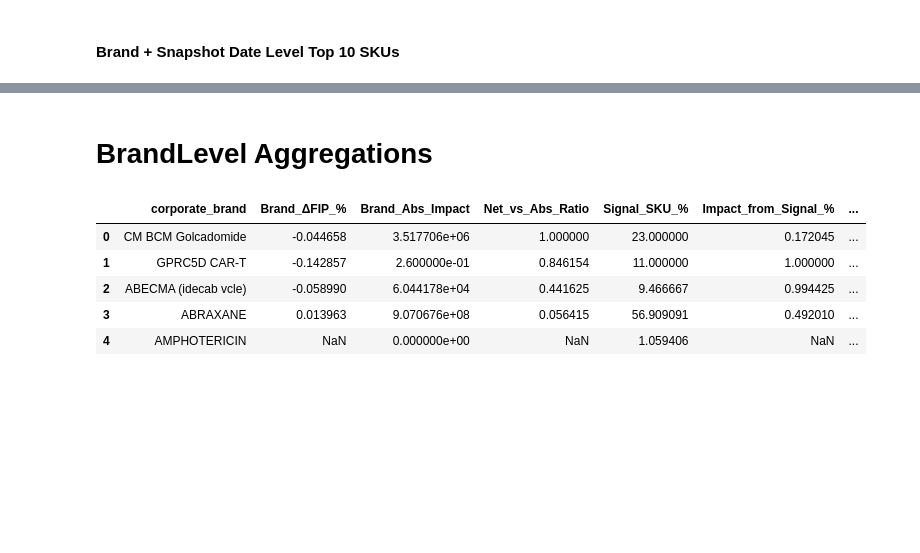
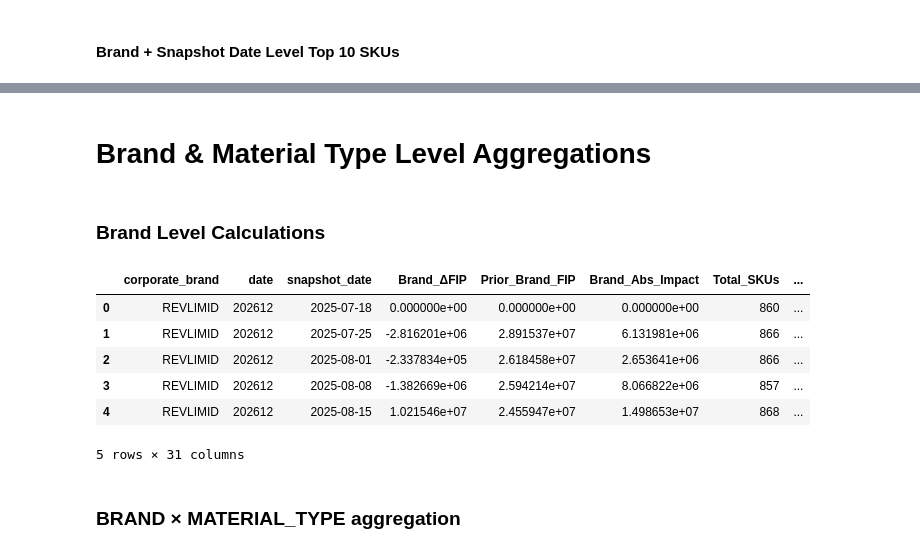
Before and after one commit to yogeshpedi/FIP_RCA, a Jupyter notebook: notebooks/FIP_RCA_BrandLevelAgg.ipynb, the cells around one changed output, grey strips where cells are left out. Cells and saved outputs as stored; diff of their text form; code cells hidden in the pictures; blank space fills up the shorter version.

```diff
--- a/notebooks/FIP_RCA_BrandLevelAgg.ipynb
+++ b/notebooks/FIP_RCA_BrandLevelAgg.ipynb
@@ -1241,3 +1255,3 @@ final_rca_frame.head()
 # %% [markdown]
-# BrandLevel Aggregations
+# Brand & Material Type Level Aggregations
 # %%
@@ -1364 +1291,3 @@ brand_metrics_df["Ownership_Clarity_Index"] = (
+# %% [markdown]
+### Brand Level Calculations
 # %%
@@ -1381,9 +1320,62 @@ brand_level_table = brand_metrics_df[[
 # %%
-brand_level_table.head()
+# Derived BRAND metrics
+
+brand_df["Brand_ΔFIP_%"] = (
+    brand_df["Brand_ΔFIP"] / brand_df["Prior_Brand_FIP"]
+)
+
+brand_df["Net_vs_Abs_Ratio"] = (
+    brand_df["Brand_ΔFIP"].abs() / brand_df["Brand_Abs_Impact"]
+)
+
+brand_df["Signal_SKU_%"] = (
+    brand_df["Signal_SKUs"] / brand_df["Total_SKUs"]
+)
+
+brand_df["Impact_from_Signal_%"] = (
+    brand_df["Signal_Impact"] / brand_df["Brand_ΔFIP"].abs()
+)
+
+brand_df["Qty_Impact_%"] = (
+    brand_df["Qty_Impact"] / brand_df["Brand_ΔFIP"]
+)
+
+brand_df["Cost_Impact_%"] = (
+    brand_df["Cost_Impact"] / brand_df["Brand_ΔFIP"]
+)
+
+brand_df["Weighted_Dominance"] = (
+    brand_df["Weighted_Dom_Num"] / brand_df["Weighted_Dom_Den"]
+)
+
+brand_df["Driver_Conflict_%"] = (
+    brand_df["Driver_Conflict_Count"] / brand_df["Signal_SKUs"]
+)
+
+brand_df["Structural_Shift_Index"] = (
+    brand_df["Structural_CP_Count"] / brand_df["Signal_SKUs"]
+)
-# %% [output]
-|  | corporate_brand | Brand_ΔFIP_% | Brand_Abs_Impact | Net_vs_Abs_Ratio | Signal_SKU_% | Impact_from_Signal_% | ... |
-| 0 | CM BCM Golcadomide | -0.044658 | 3.517706e+06 | 1.000000 | 23.000000 | 0.172045 | ... |
-| 1 | GPRC5D CAR-T | -0.142857 | 2.600000e-01 | 0.846154 | 11.000000 | 1.000000 | ... |
-| 2 | ABECMA (idecab vcle) | -0.058990 | 6.044178e+04 | 0.441625 | 9.466667 | 0.994425 | ... |
-| 3 | ABRAXANE | 0.013963 | 9.070676e+08 | 0.056415 | 56.909091 | 0.492010 | ... |
-| 4 | AMPHOTERICIN | NaN | 0.000000e+00 | NaN | 1.059406 | NaN | ... |
+# %%
+brand_df["Top_5_SKU_%"] = np.nan
+brand_df["Plant_Concentration_%"] = np.nan
+
+brand_df["Actionability_Index"] = np.nan
+brand_df["Ownership_Clarity_Index"] = (
+    (brand_df["Qty_Impact_%"] - brand_df["Cost_Impact_%"]).abs()
+)
+
+brand_df["Explainability_Score"] = np.nan
+
+brand_df["level"] = "BRAND"
+# %%
+brand_df.head()
+# %% [output]
+|  | corporate_brand | date | snapshot_date | Brand_ΔFIP | Prior_Brand_FIP | Brand_Abs_Impact | Total_SKUs | ... |
+| 0 | REVLIMID | 202612 | 2025-07-18 | 0.000000e+00 | 0.000000e+00 | 0.000000e+00 | 860 | ... |
+| 1 | REVLIMID | 202612 | 2025-07-25 | -2.816201e+06 | 2.891537e+07 | 6.131981e+06 | 866 | ... |
+| 2 | REVLIMID | 202612 | 2025-08-01 | -2.337834e+05 | 2.618458e+07 | 2.653641e+06 | 866 | ... |
+| 3 | REVLIMID | 202612 | 2025-08-08 | -1.382669e+06 | 2.594214e+07 | 8.066822e+06 | 857 | ... |
+| 4 | REVLIMID | 202612 | 2025-08-15 | 1.021546e+07 | 2.455947e+07 | 1.498653e+07 | 868 | ... |
+5 rows × 31 columns
+# %% [markdown]
+### BRAND × MATERIAL_TYPE aggregation
```
Also changed, not shown: parts of 32 cells of this notebook.
